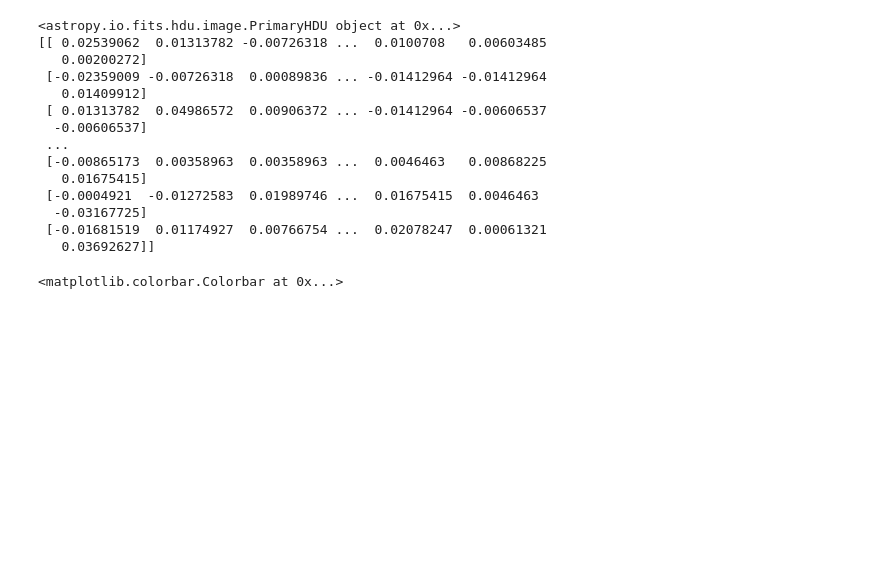
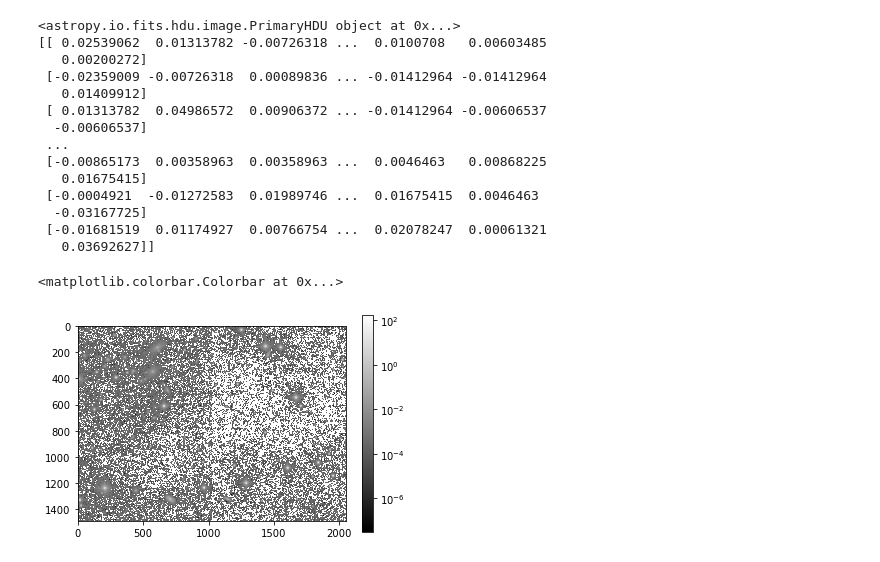
Before and after one commit to Iofuentes/A519_Final_Proj, a Jupyter notebook: JupyterNB/Loading_Data.ipynb, the cells around one changed output. Saved outputs shown, nothing was run; the diff lists cells and outputs as text; code cells hidden in the pictures; blank space fills up the shorter version.

Commit message:
data

```diff
--- a/JupyterNB/Loading_Data.ipynb
+++ b/JupyterNB/Loading_Data.ipynb
@@ -49,9 +49,11 @@ print(image_data)
  [-0.01681519  0.01174927  0.00766754 ...  0.02078247  0.00061321
    0.03692627]]
 # %%
-plt.imshow(image_data, cmap='gray')
+from matplotlib.colors import LogNorm
+plt.imshow(image_data, cmap='gray', norm=LogNorm())
 plt.colorbar()
 # %% [output]
 <matplotlib.colorbar.Colorbar at 0x...>
+[figure, added]
 # %%
 norm = ImageNormalize(stretch=SqrtStretch())
```
Also changed, not shown: parts of 2 cells of this notebook, 4 other files.
